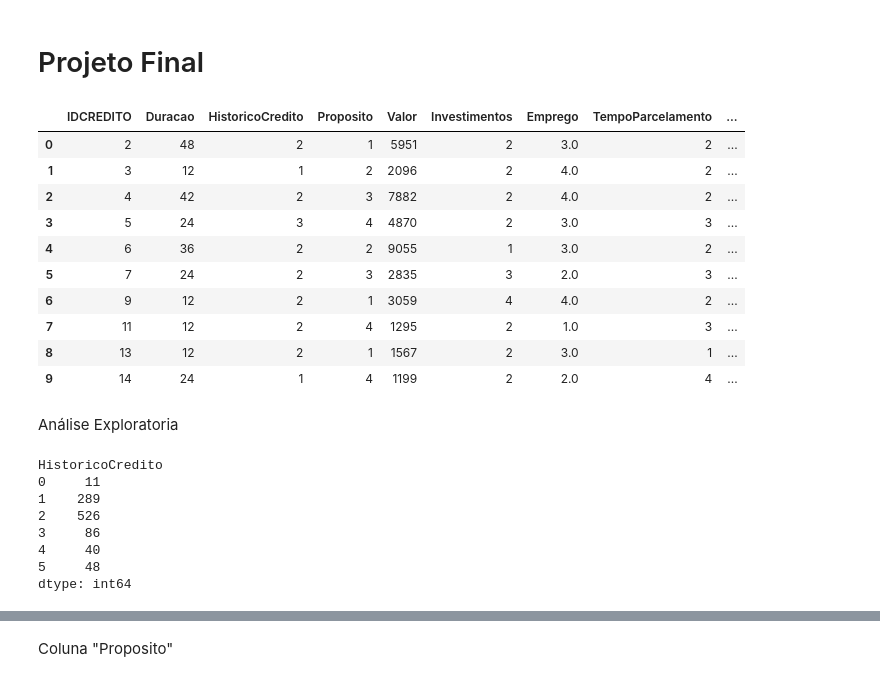
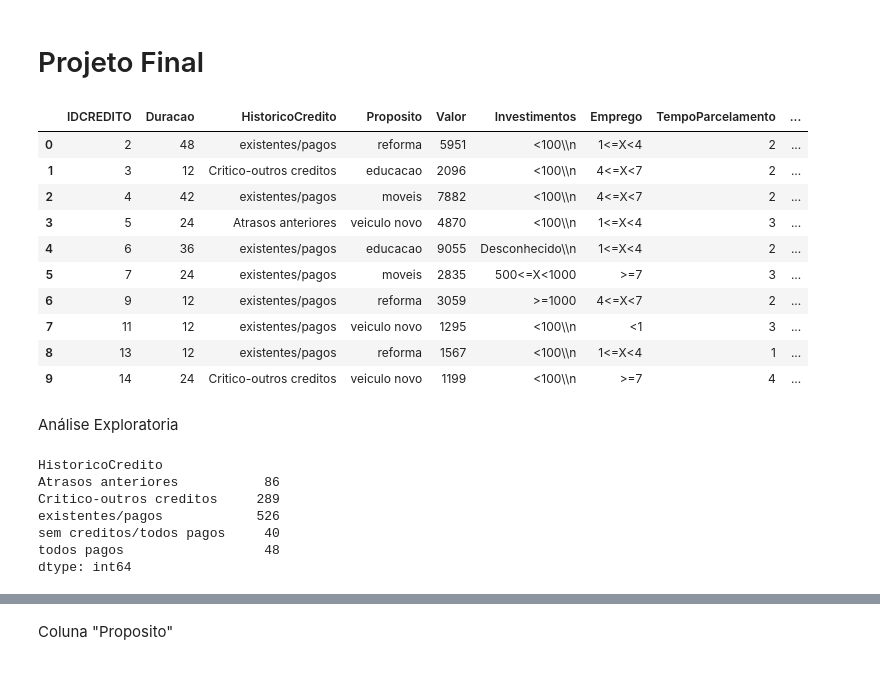
Before and after one commit to Ryans007/DateWithPython, a Jupyter notebook: Projeto Final/projeto_final.ipynb, the cells around one changed output, grey strips where cells are left out. Saved outputs shown, nothing was run; the diff lists cells and outputs as text; code cells hidden in the pictures.

```diff
--- a/Projeto Final/projeto_final.ipynb
+++ b/Projeto Final/projeto_final.ipynb
@@ -23,20 +23,20 @@ conn = psycopg2.connect(
 # %%
 #cria um cursor
 cursor = conn.cursor()
 #define consulta
-query = 'SELECT * FROM "CREDITO";'
+query = 'SELECT * FROM CREDITO_OFICIAL;'
 #executa
 df_credito = pd.read_sql(query, conn)
 df_credito.head(10)
 # %% [output]
 |  | IDCREDITO | Duracao | HistoricoCredito | Proposito | Valor | Investimentos | Emprego | TempoParcelamento | ... |
-| 0 | 2 | 48 | 2 | 1 | 5951 | 2 | 3.0 | 2 | ... |
-| 1 | 3 | 12 | 1 | 2 | 2096 | 2 | 4.0 | 2 | ... |
-| 2 | 4 | 42 | 2 | 3 | 7882 | 2 | 4.0 | 2 | ... |
-| 3 | 5 | 24 | 3 | 4 | 4870 | 2 | 3.0 | 3 | ... |
-| 4 | 6 | 36 | 2 | 2 | 9055 | 1 | 3.0 | 2 | ... |
-| 5 | 7 | 24 | 2 | 3 | 2835 | 3 | 2.0 | 3 | ... |
-| 6 | 9 | 12 | 2 | 1 | 3059 | 4 | 4.0 | 2 | ... |
-| 7 | 11 | 12 | 2 | 4 | 1295 | 2 | 1.0 | 3 | ... |
-| 8 | 13 | 12 | 2 | 1 | 1567 | 2 | 3.0 | 1 | ... |
-| 9 | 14 | 24 | 1 | 4 | 1199 | 2 | 2.0 | 4 | ... |
+| 0 | 2 | 48 | existentes/pagos | reforma | 5951 | <100\\n | 1<=X<4 | 2 | ... |
+| 1 | 3 | 12 | Critico-outros creditos | educacao | 2096 | <100\\n | 4<=X<7 | 2 | ... |
+| 2 | 4 | 42 | existentes/pagos | moveis | 7882 | <100\\n | 4<=X<7 | 2 | ... |
+| 3 | 5 | 24 | Atrasos anteriores | veiculo novo | 4870 | <100\\n | 1<=X<4 | 3 | ... |
+| 4 | 6 | 36 | existentes/pagos | educacao | 9055 | Desconhecido\\n | 1<=X<4 | 2 | ... |
+| 5 | 7 | 24 | existentes/pagos | moveis | 2835 | 500<=X<1000 | >=7 | 3 | ... |
+| 6 | 9 | 12 | existentes/pagos | reforma | 3059 | >=1000 | 4<=X<7 | 2 | ... |
+| 7 | 11 | 12 | existentes/pagos | veiculo novo | 1295 | <100\\n | <1 | 3 | ... |
+| 8 | 13 | 12 | existentes/pagos | reforma | 1567 | <100\\n | 1<=X<4 | 1 | ... |
+| 9 | 14 | 24 | Critico-outros creditos | veiculo novo | 1199 | <100\\n | >=7 | 4 | ... |
@@ -47,10 +85,9 @@ groupby_HistoricoCredito = df_credito.groupby(df_credito['HistoricoCredito']).si
 groupby_HistoricoCredito
 # %% [output]
 HistoricoCredito
-0     11
-1    289
-2    526
-3     86
-4     40
-5     48
+Atrasos anteriores           86
+Critico-outros creditos     289
+existentes/pagos            526
+sem creditos/todos pagos     40
+todos pagos                  48
 dtype: int64
```
Also changed, not shown: parts of 10 cells of this notebook.
